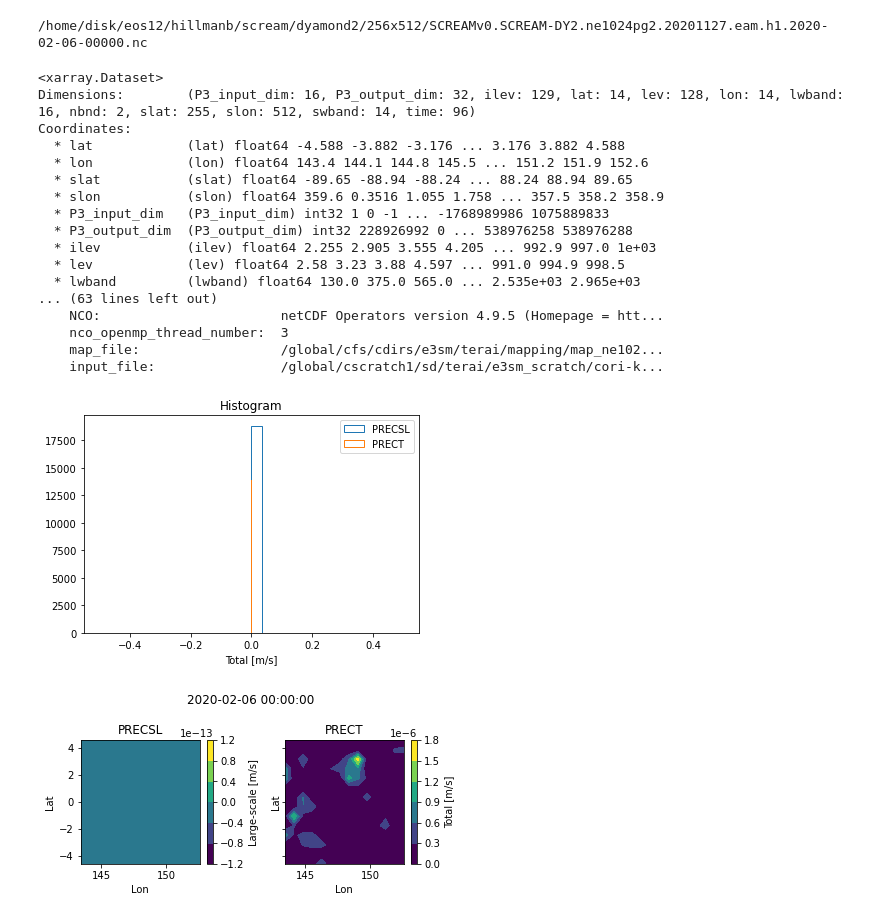
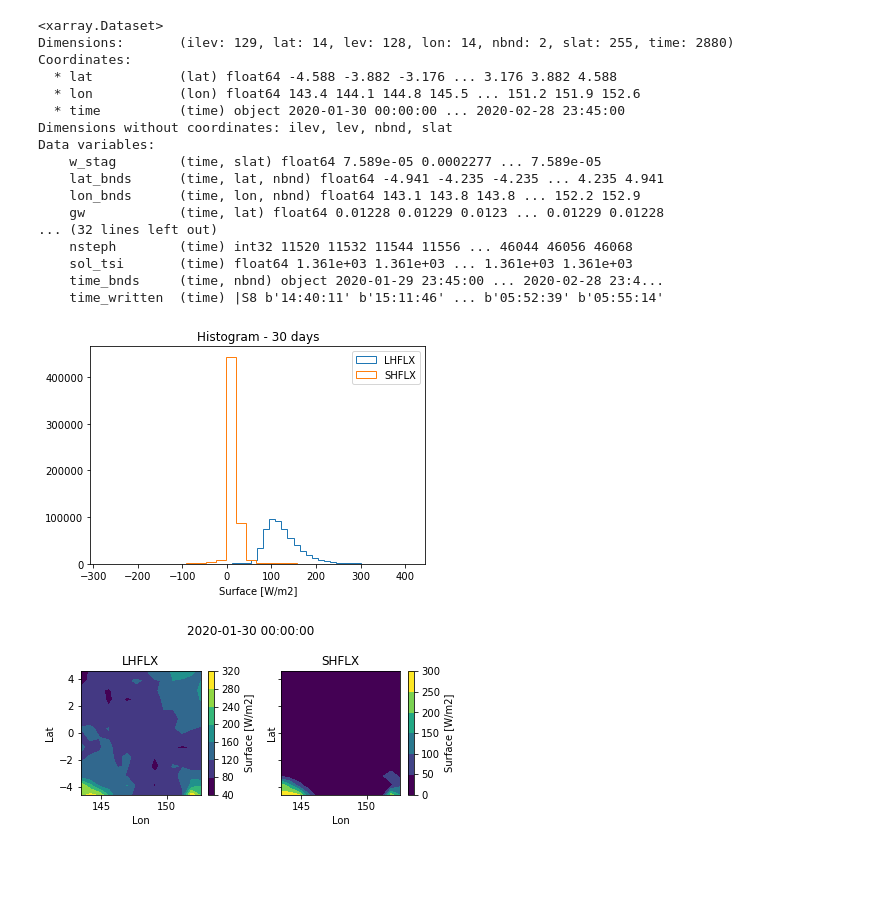
Before and after one commit to smturbev/dyamond2, a Jupyter notebook: python_scripts/test_data_exploration.ipynb, the cells around one changed output. Drawn from its saved outputs; the diff is of its cells as text; code cells hidden in the pictures; blank space fills up the shorter version.

```diff
--- a/python_scripts/test_data_exploration.ipynb
+++ b/python_scripts/test_data_exploration.ipynb
@@ -8,3 +8,15 @@ from utility import analysis_parameters as ap
 
 lat0,lat1 = -5,5
 lon0,lon1 = 143,153
+h = "h1"
+# %%
+feb = [ "02-%02d"%(i+1) for i in range(28) ]
+dates = ["01-30", "01-31"]+ feb
+ds = xr.open_dataset(ap.test_data_file_name(h, dates[0])).drop(["P3_input_dim","P3_output_dim","ilev","lev","swband","lwband", "slat","slon"])
+
+for date in dates[1:]:
+    file = ap.test_data_file_name(h, date)
+    print(file)
+    ds_1 = xr.open_dataset(file).drop(["P3_input_dim","P3_output_dim","ilev","lev","swband","lwband", "slat","slon"])
+    ds = xr.combine_by_coords([ds, ds_1], combine_attrs="drop")
+    # print(ds)
@@ -11,28 +61,25 @@ lon0,lon1 = 143,153
 # %%
-file = ap.test_data_file_name("h1", "02-06")
-print(file)
-ds = xr.open_dataset(file, engine="netcdf4")
+
 ds = ds.sel(lat=slice(lat0, lat1)).sel(lon=slice(lon0,lon1))
 ds
 # %% [output]
-/home/disk/eos12/hillmanb/scream/dyamond2/256x512/SCREAMv0.SCREAM-DY2.ne1024pg2.20201127.eam.h1.2020-02-06-00000.nc
+<xarray.Dataset>
+Dimensions:       (ilev: 129, lat: 14, lev: 128, lon: 14, nbnd: 2, slat: 255, time: 2880)
+Coordinates:
+  * lat           (lat) float64 -4.588 -3.882 -3.176 ... 3.176 3.882 4.588
+  * lon           (lon) float64 143.4 144.1 144.8 145.5 ... 151.2 151.9 152.6
+  * time          (time) object 2020-01-30 00:00:00 ... 2020-02-28 23:45:00
+Dimensions without coordinates: ilev, lev, nbnd, slat
+Data variables:
+    w_stag        (time, slat) float64 7.589e-05 0.0002277 ... 7.589e-05
+    lat_bnds      (time, lat, nbnd) float64 -4.941 -4.235 -4.235 ... 4.235 4.941
+    lon_bnds      (time, lon, nbnd) float64 143.1 143.8 143.8 ... 152.2 152.9
+    gw            (time, lat) float64 0.01228 0.01229 0.0123 ... 0.01229 0.01228
+... (32 lines left out)
+    nsteph        (time) int32 11520 11532 11544 11556 ... 46044 46056 46068
+    sol_tsi       (time) float64 1.361e+03 1.361e+03 ... 1.361e+03 1.361e+03
+    time_bnds     (time, nbnd) object 2020-01-29 23:45:00 ... 2020-02-28 23:4...
+    time_written  (time) |S8 b'14:40:11' b'15:11:46' ... b'05:52:39' b'05:55:14'
-<xarray.Dataset>
-Dimensions:        (P3_input_dim: 16, P3_output_dim: 32, ilev: 129, lat: 14, lev: 128, lon: 14, lwband: 16, nbnd: 2, slat: 255, slon: 512, swband: 14, time: 96)
-Coordinates:
-  * lat            (lat) float64 -4.588 -3.882 -3.176 ... 3.176 3.882 4.588
-  * lon            (lon) float64 143.4 144.1 144.8 145.5 ... 151.2 151.9 152.6
-  * slat           (slat) float64 -89.65 -88.94 -88.24 ... 88.24 88.94 89.65
-  * slon           (slon) float64 359.6 0.3516 1.055 1.758 ... 357.5 358.2 358.9
-  * P3_input_dim   (P3_input_dim) int32 1 0 -1 ... -1768989986 1075889833
-  * P3_output_dim  (P3_output_dim) int32 228926992 0 ... 538976258 538976288
-  * ilev           (ilev) float64 2.255 2.905 3.555 4.205 ... 992.9 997.0 1e+03
-  * lev            (lev) float64 2.58 3.23 3.88 4.597 ... 991.0 994.9 998.5
-  * lwband         (lwband) float64 130.0 375.0 565.0 ... 2.535e+03 2.965e+03
-... (63 lines left out)
-    NCO:                       netCDF Operators version 4.9.5 (Homepage = htt...
-    nco_openmp_thread_number:  3
-    map_file:                  /global/cfs/cdirs/e3sm/terai/mapping/map_ne102...
-    input_file:                /global/cscratch1/sd/terai/e3sm_scratch/cori-k...
 # %%
 #plotting
 fig, ax = plt.subplots(1,1,figsize=(6,4))
@@ -49,33 +96,39 @@ t=0
 # bins=30
 
 ## h1
-# vars = ["LHFLX", "SHFLX"]
+vars = ["LHFLX", "SHFLX"]
 # vars = ["PRECSL", "PRECT"]
+# vars = ["QREFHT"]
+# vars = ["TREFHT"]
+# vars = ["TAUX", "TAUY"]
+# vars =  ["WINDSPD_10M"]
+# vars = ["PS"]
 
 bins=30
 
 #histogram
 for v in vars:
     if log:
         np.log10(ds[v]).plot.hist(bins=bins, ax=ax, density=False, histtype="step", label=v)
     else:
         ds[v].plot.hist(bins=bins, ax=ax, density=False, histtype="step", label=v)
 plt.legend()
+plt.title("Histogram - 30 days")
 plt.show()
 
 # plot snapshot on latlon
 fig, ax = plt.subplots(1, len(vars), figsize=(3*len(vars),3), sharey=True, sharex=True)
 for i,axi in enumerate(ax):
     if log:
         np.log10(ds[vars[i]][t]).plot.contourf(ax=ax[i], vmin=vmin, vmax=vmax)
     else:
         ds[vars[i]][t].plot.contourf(ax=ax[i])
     axi.set_ylabel("Lat")
     axi.set_xlabel("Lon")
     axi.set_title(vars[i])
 fig.suptitle(ds.time[t].values)
 plt.tight_layout()
 plt.show()
 # %% [output]
-[figure, old version]
+[figure, new version]
-[figure, old version]
+[figure, new version]
```
Also changed, not shown: parts of 2 cells of this notebook, 8 other files.
